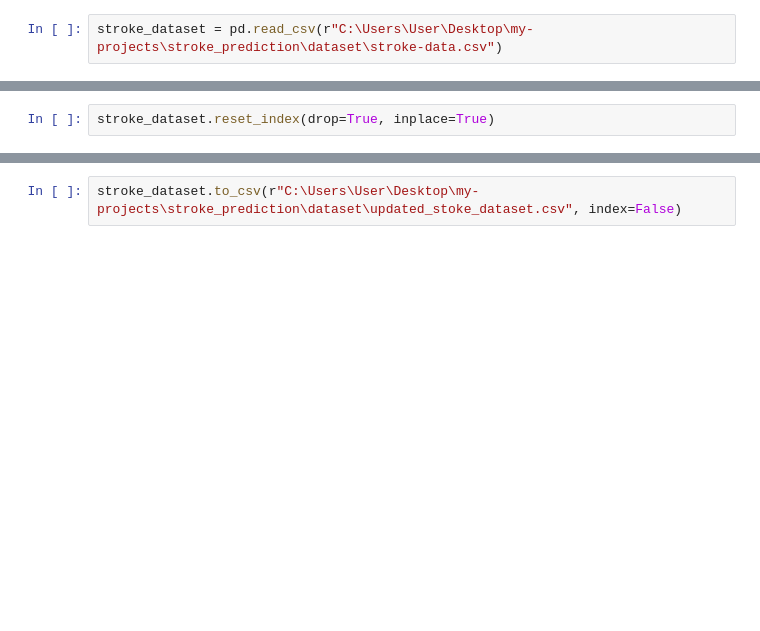
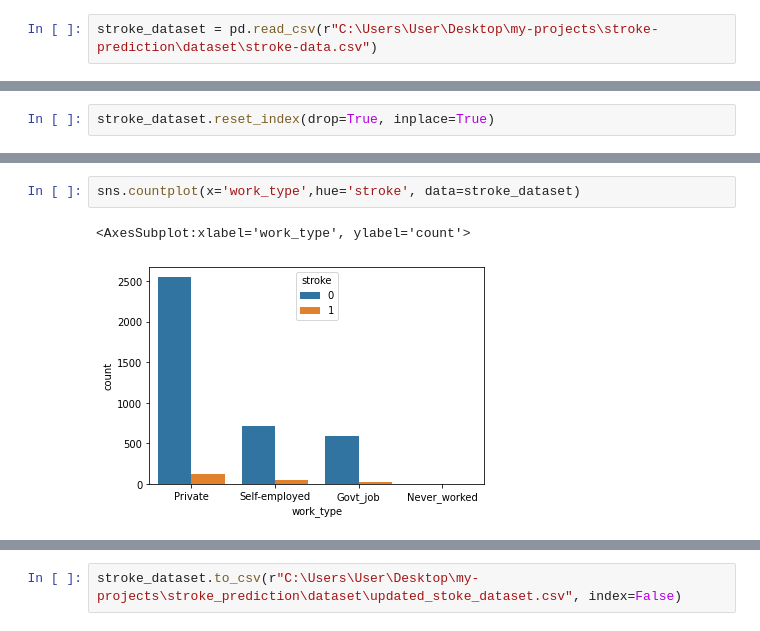
Before and after one commit to s-suhrob/stroke-prediction, a Jupyter notebook: EDA/EDA_Stroke_dataset.ipynb, the cells around one changed output, grey strips where cells are left out. Drawn from its saved outputs; the diff is of its cells as text; blank space fills up the shorter version.

```diff
--- a/EDA/EDA_Stroke_dataset.ipynb
+++ b/EDA/EDA_Stroke_dataset.ipynb
@@ -9,7 +9,7 @@ from sklearn.preprocessing import OneHotEncoder
 encoder = OneHotEncoder(handle_unknown='ignore')
 from sklearn.model_selection import train_test_split
 # %%
-stroke_dataset = pd.read_csv(r"C:\Users\User\Desktop\my-projects\stroke_prediction\dataset\stroke-data.csv")
+stroke_dataset = pd.read_csv(r"C:\Users\User\Desktop\my-projects\stroke-prediction\dataset\stroke-data.csv")
 # %% [markdown]
 # EDA
 # %%
@@ -379,0 +398,5 @@ stroke_dataset.reset_index(drop=True, inplace=True)
+# %%
+sns.countplot(x='work_type',hue='stroke', data=stroke_dataset)
+# %% [output]
+<AxesSubplot:xlabel='work_type', ylabel='count'>
+[figure, added]
```
Also changed, not shown: parts of 21 cells of this notebook, 1 other file.
